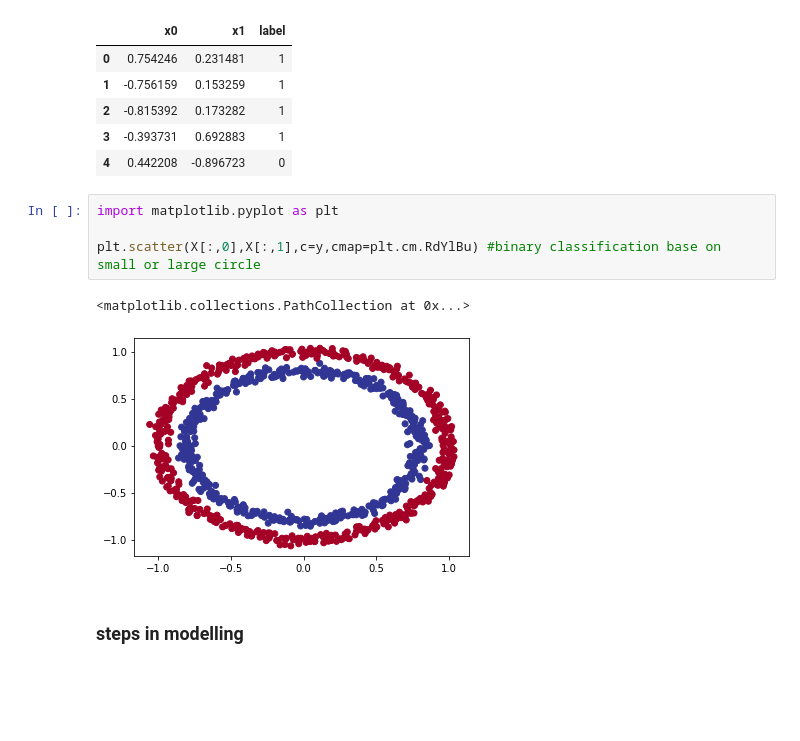
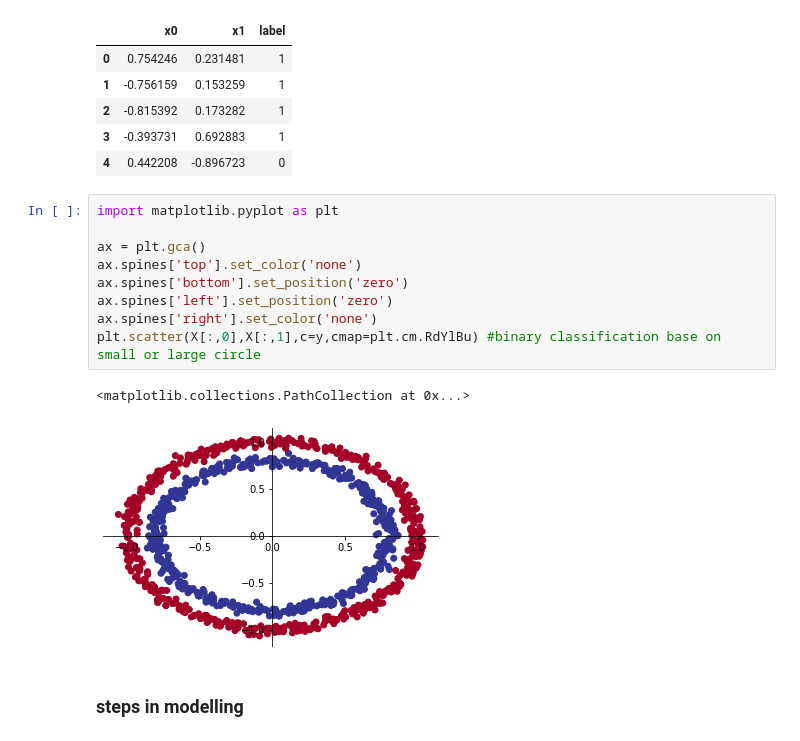
Before and after one commit to terrysu64/Machine-Learning-and-Data-Science-Projects, a Jupyter notebook: neural_network_classification.ipynb, the cells around one changed output. Saved outputs shown, nothing was run; the diff lists cells and outputs as text; blank space fills up the shorter version.

```diff
--- a/neural_network_classification.ipynb
+++ b/neural_network_classification.ipynb
@@ -29,10 +29,15 @@ circles.head()
 # %%
 import matplotlib.pyplot as plt
 
+ax = plt.gca()
+ax.spines['top'].set_color('none')
+ax.spines['bottom'].set_position('zero')
+ax.spines['left'].set_position('zero')
+ax.spines['right'].set_color('none')
 plt.scatter(X[:,0],X[:,1],c=y,cmap=plt.cm.RdYlBu) #binary classification base on small or large circle
 # %% [output]
 <matplotlib.collections.PathCollection at 0x...>
-[figure, old version]
+[figure, new version]
 # %% [markdown]
 ### steps in modelling
 # %%
```
Also changed, not shown: parts of 8 cells of this notebook.
